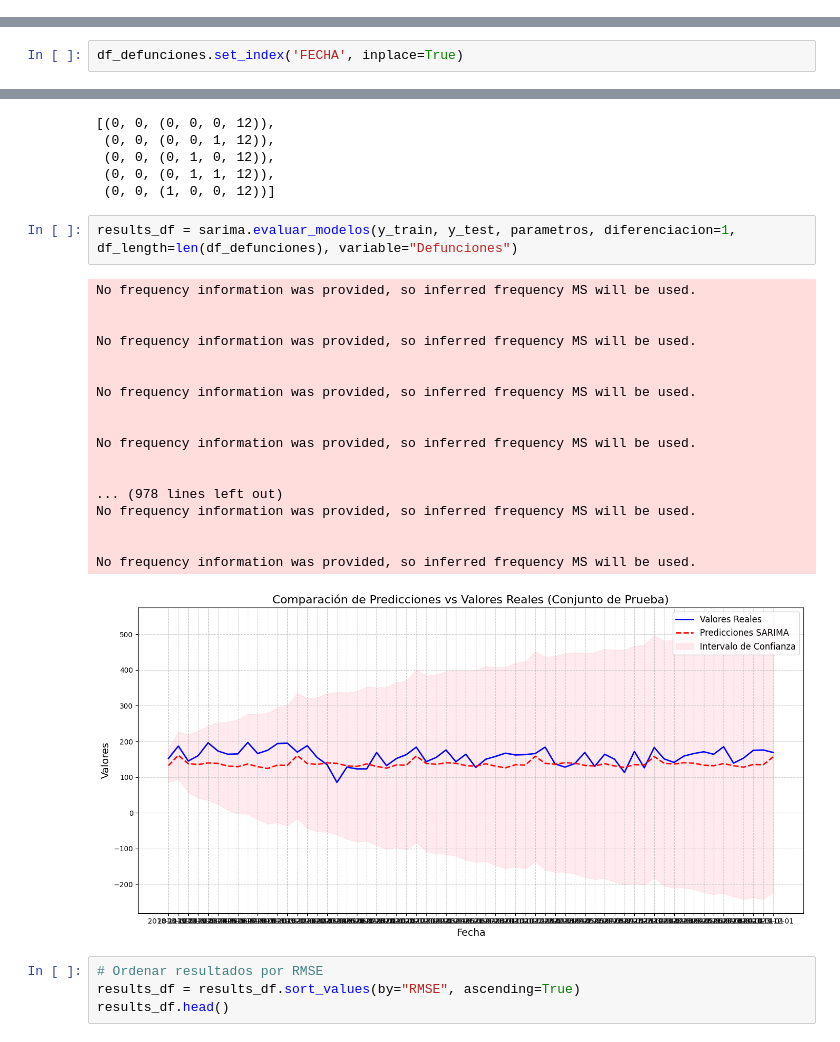
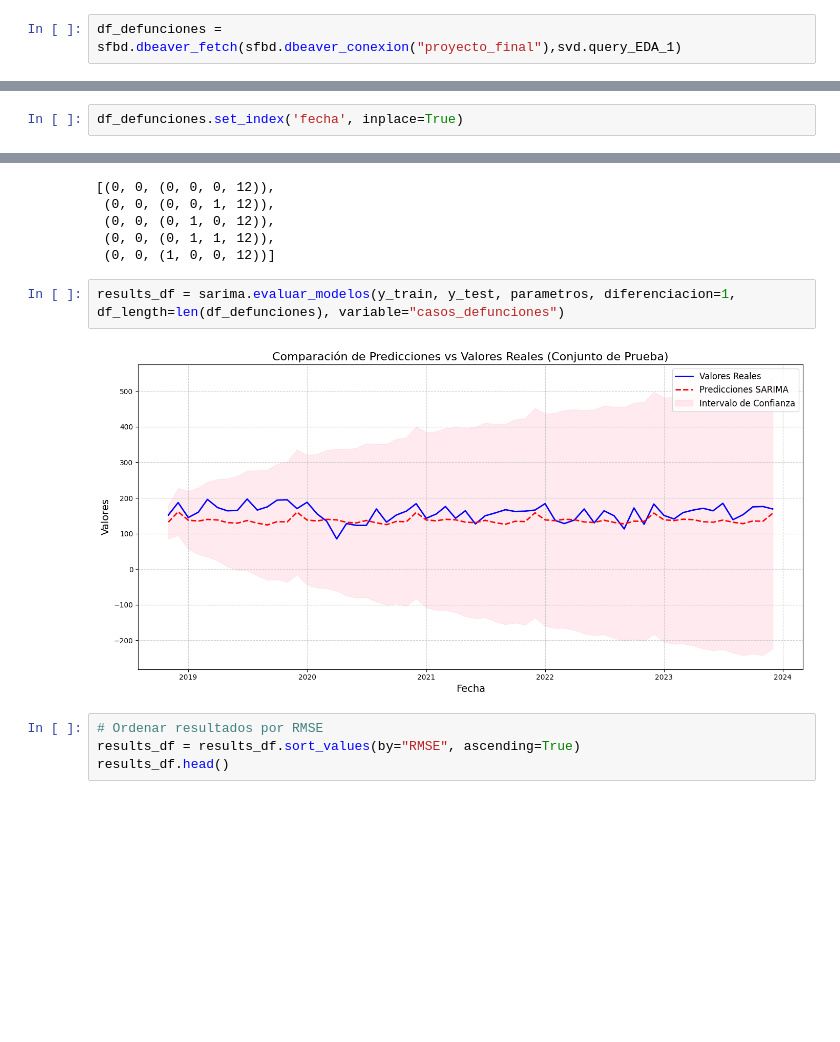
Before and after one commit to ngcarvajall/Accidentes_mortales_RD, a Jupyter notebook: Notebooks/Defunciones/5_SerieT.ipynb, the cells around one changed output, grey strips where cells are left out. Drawn from its saved outputs; the diff is of its cells as text; blank space fills up the shorter version.

```diff
--- a/Notebooks/Defunciones/5_SerieT.ipynb
+++ b/Notebooks/Defunciones/5_SerieT.ipynb
@@ -30,2 +35,4 @@ from itertools import product
 # %% [markdown]
 # Query para traer datos agrupados
+# %%
+df_defunciones = sfbd.dbeaver_fetch(sfbd.dbeaver_conexion("proyecto_final"),svd.query_EDA_1)
@@ -105,7 +112,7 @@ Valores Críticos:
 10%: -2.574944653739612
 Rechazamos la hipótesis nula. La serie es estacionaria.
 # %%
-df_defunciones.set_index('FECHA', inplace=True)
+df_defunciones.set_index('fecha', inplace=True)
 # %%
 train_size = int(0.7 * len(df_defunciones))
 y_train, y_test = df_defunciones[:train_size], df_defunciones[train_size:]
@@ -132,26 +139,9 @@ parametros[:5] # Ver algunas combinaciones
  (0, 0, (0, 1, 1, 12)),
  (0, 0, (1, 0, 0, 12))]
 # %%
-results_df = sarima.evaluar_modelos(y_train, y_test, parametros, diferenciacion=1, df_length=len(df_defunciones), variable="Defunciones")
+results_df = sarima.evaluar_modelos(y_train, y_test, parametros, diferenciacion=1, df_length=len(df_defunciones), variable="casos_defunciones")
 # %% [output]
-No frequency information was provided, so inferred frequency MS will be used.
-
-
-No frequency information was provided, so inferred frequency MS will be used.
-
-
-No frequency information was provided, so inferred frequency MS will be used.
-
-
-No frequency information was provided, so inferred frequency MS will be used.
-
-
-... (978 lines left out)
-No frequency information was provided, so inferred frequency MS will be used.
-
-
-No frequency information was provided, so inferred frequency MS will be used.
-[figure, old version]
+[figure, new version]
 # %%
 # Ordenar resultados por RMSE
 results_df = results_df.sort_values(by="RMSE", ascending=True)
```
Also changed, not shown: parts of 14 cells of this notebook, 3 other files.
